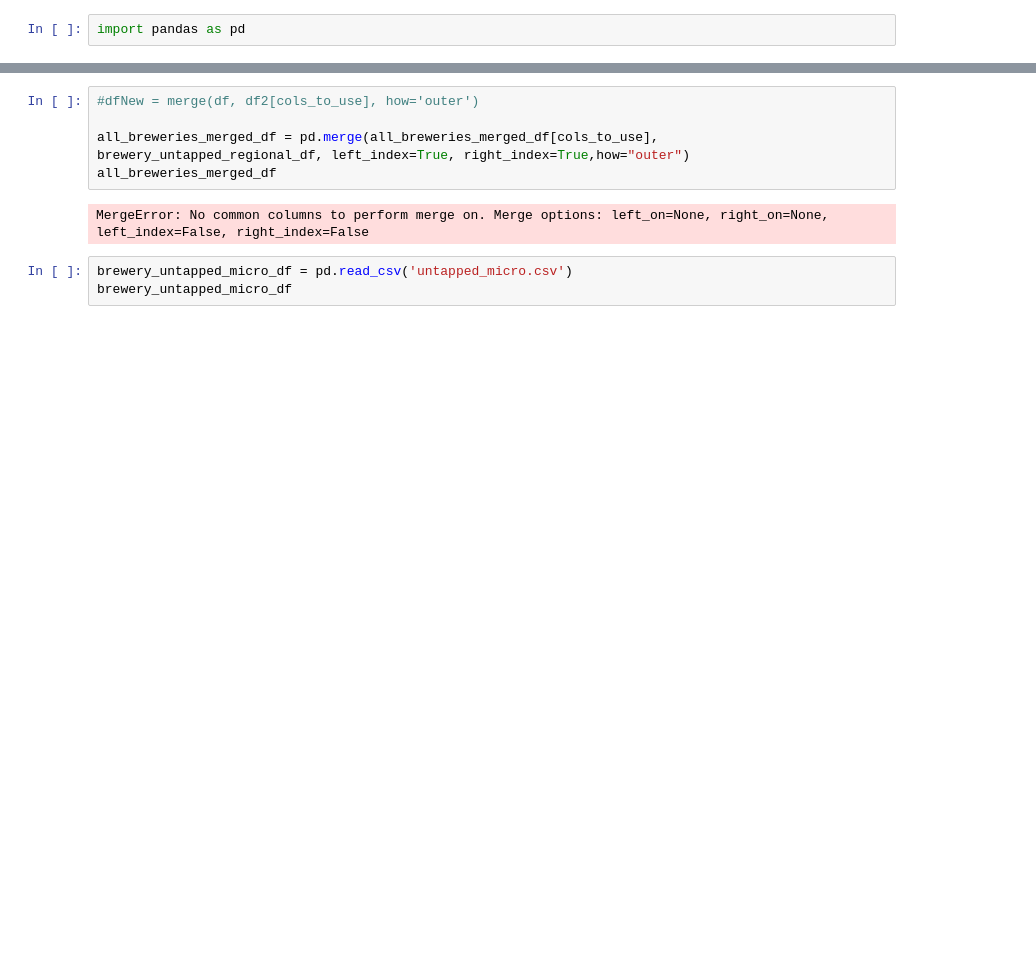
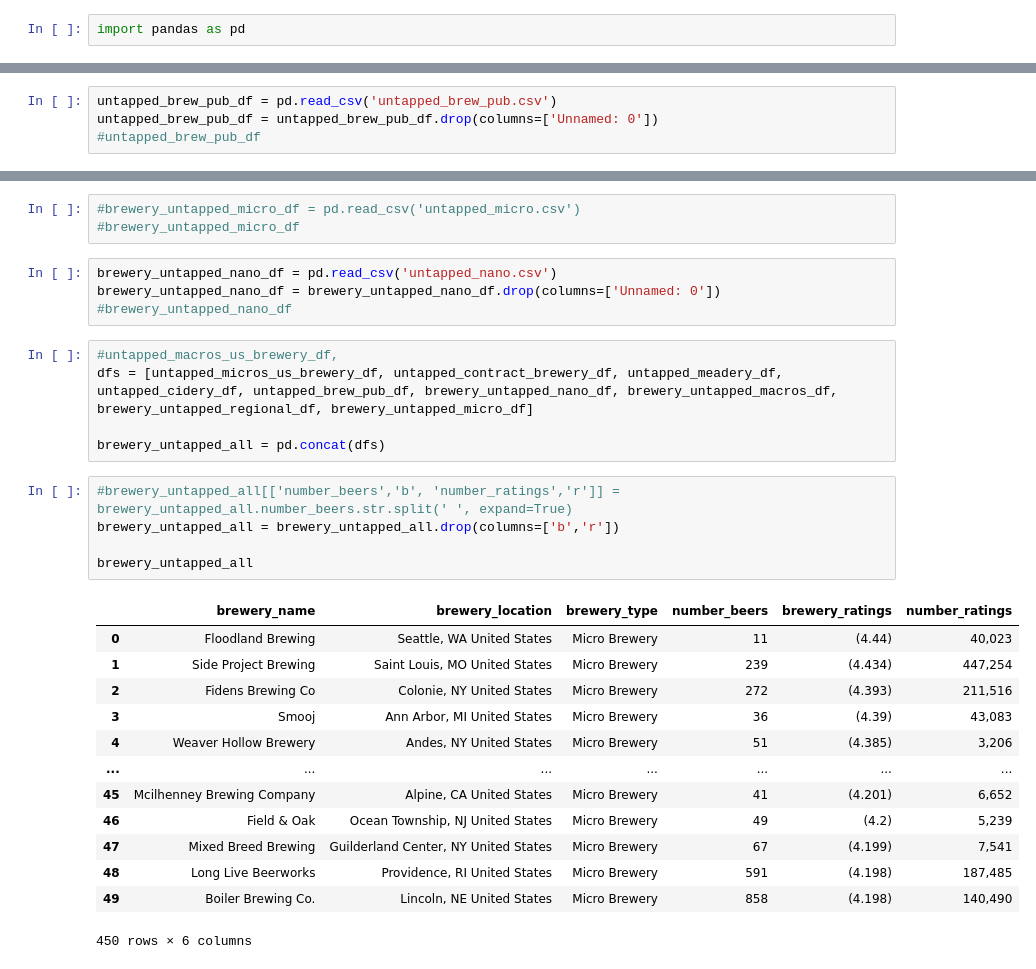
Before and after one commit to KellyPared/GT-Bootcamp-Breweries_itsfiveoclock, a Jupyter notebook: data/breweries_list.ipynb, the cells around one changed output, grey strips where cells are left out. Drawn from its saved outputs; the diff is of its cells as text; blank space fills up the shorter version.

```diff
--- a/data/breweries_list.ipynb
+++ b/data/breweries_list.ipynb
@@ -75,0 +23,4 @@ Index(['address_2', 'address_3', 'brewery_location_x', 'brewery_location_y',
+# %%
+untapped_brew_pub_df = pd.read_csv('untapped_brew_pub.csv')
+untapped_brew_pub_df = untapped_brew_pub_df.drop(columns=['Unnamed: 0'])
+#untapped_brew_pub_df
@@ -98,10 +35,31 @@ brewery_untapped_regional_df
-# %%
-#dfNew = merge(df, df2[cols_to_use], how='outer')
-
-all_breweries_merged_df = pd.merge(all_breweries_merged_df[cols_to_use], brewery_untapped_regional_df, left_index=True, right_index=True,how="outer")
-all_breweries_merged_df
-# %% [output]
-MergeError: No common columns to perform merge on. Merge options: left_on=None, right_on=None, left_index=False, right_index=False
 # %%
-brewery_untapped_micro_df = pd.read_csv('untapped_micro.csv')
-brewery_untapped_micro_df
+#brewery_untapped_micro_df = pd.read_csv('untapped_micro.csv')
+#brewery_untapped_micro_df
+# %%
+brewery_untapped_nano_df = pd.read_csv('untapped_nano.csv')
+brewery_untapped_nano_df = brewery_untapped_nano_df.drop(columns=['Unnamed: 0'])
+#brewery_untapped_nano_df
+# %%
+#untapped_macros_us_brewery_df,
+dfs = [untapped_micros_us_brewery_df, untapped_contract_brewery_df, untapped_meadery_df, untapped_cidery_df, untapped_brew_pub_df, brewery_untapped_nano_df, brewery_untapped_macros_df, brewery_untapped_regional_df, brewery_untapped_micro_df]
+
+brewery_untapped_all = pd.concat(dfs)
+# %%
+#brewery_untapped_all[['number_beers','b', 'number_ratings','r']] = brewery_untapped_all.number_beers.str.split(' ', expand=True)
+brewery_untapped_all = brewery_untapped_all.drop(columns=['b','r'])
+
+brewery_untapped_all
+# %% [output]
+|  | brewery_name | brewery_location | brewery_type | number_beers | brewery_ratings | number_ratings |
+| 0 | Floodland Brewing | Seattle, WA United States | Micro Brewery | 11 | (4.44) | 40,023 |
+| 1 | Side Project Brewing | Saint Louis, MO United States | Micro Brewery | 239 | (4.434) | 447,254 |
+| 2 | Fidens Brewing Co | Colonie, NY United States | Micro Brewery | 272 | (4.393) | 211,516 |
+| 3 | Smooj | Ann Arbor, MI United States | Micro Brewery | 36 | (4.39) | 43,083 |
+| 4 | Weaver Hollow Brewery | Andes, NY United States | Micro Brewery | 51 | (4.385) | 3,206 |
+| ... | ... | ... | ... | ... | ... | ... |
+| 45 | Mcilhenney Brewing Company | Alpine, CA United States | Micro Brewery | 41 | (4.201) | 6,652 |
+| 46 | Field & Oak | Ocean Township, NJ United States | Micro Brewery | 49 | (4.2) | 5,239 |
+| 47 | Mixed Breed Brewing | Guilderland Center, NY United States | Micro Brewery | 67 | (4.199) | 7,541 |
+| 48 | Long Live Beerworks | Providence, RI United States | Micro Brewery | 591 | (4.198) | 187,485 |
+| 49 | Boiler Brewing Co. | Lincoln, NE United States | Micro Brewery | 858 | (4.198) | 140,490 |
+450 rows × 6 columns
```
Also changed, not shown: parts of 23 cells of this notebook, 10 other files.
